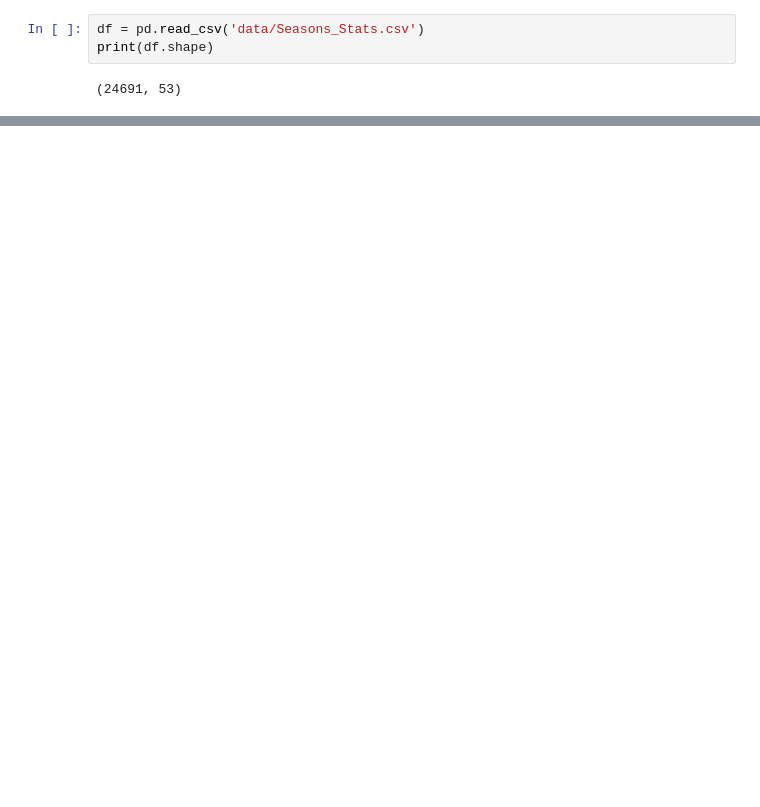
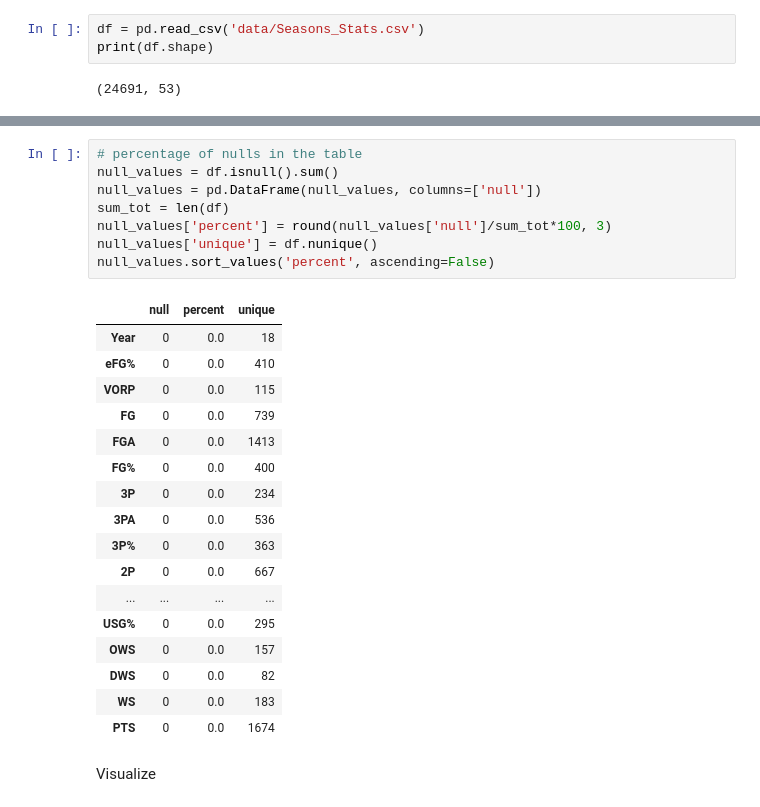
Before and after one commit to a21shah/NBA_Clustering, a Jupyter notebook: nba_ml.ipynb, the cells around one changed output, grey strips where cells are left out. Saved outputs shown, nothing was run; the diff lists cells and outputs as text; blank space fills up the shorter version.

```diff
--- a/nba_ml.ipynb
+++ b/nba_ml.ipynb
@@ -31,0 +60,28 @@ df.shape
+# %%
+# percentage of nulls in the table
+null_values = df.isnull().sum()
+null_values = pd.DataFrame(null_values, columns=['null'])
+sum_tot = len(df)
+null_values['percent'] = round(null_values['null']/sum_tot*100, 3)
+null_values['unique'] = df.nunique()
+null_values.sort_values('percent', ascending=False)
+# %% [output]
+|  | null | percent | unique |
+| Year | 0 | 0.0 | 18 |
+| eFG% | 0 | 0.0 | 410 |
+| VORP | 0 | 0.0 | 115 |
+| FG | 0 | 0.0 | 739 |
+| FGA | 0 | 0.0 | 1413 |
+| FG% | 0 | 0.0 | 400 |
+| 3P | 0 | 0.0 | 234 |
+| 3PA | 0 | 0.0 | 536 |
+| 3P% | 0 | 0.0 | 363 |
+| 2P | 0 | 0.0 | 667 |
+| ... | ... | ... | ... |
+| USG% | 0 | 0.0 | 295 |
+| OWS | 0 | 0.0 | 157 |
+| DWS | 0 | 0.0 | 82 |
+| WS | 0 | 0.0 | 183 |
+| PTS | 0 | 0.0 | 1674 |
+# %% [markdown]
+Visualize
```
Also changed, not shown: parts of 9 cells of this notebook.
